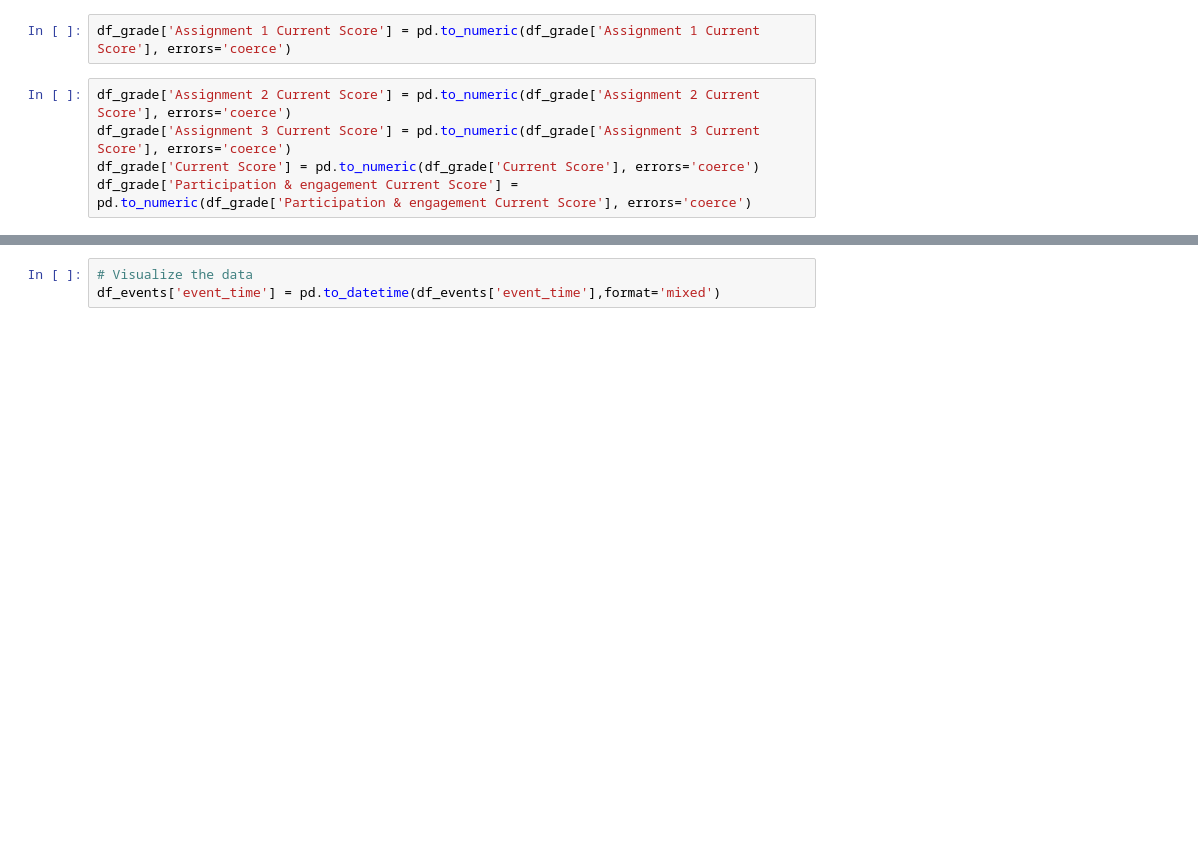
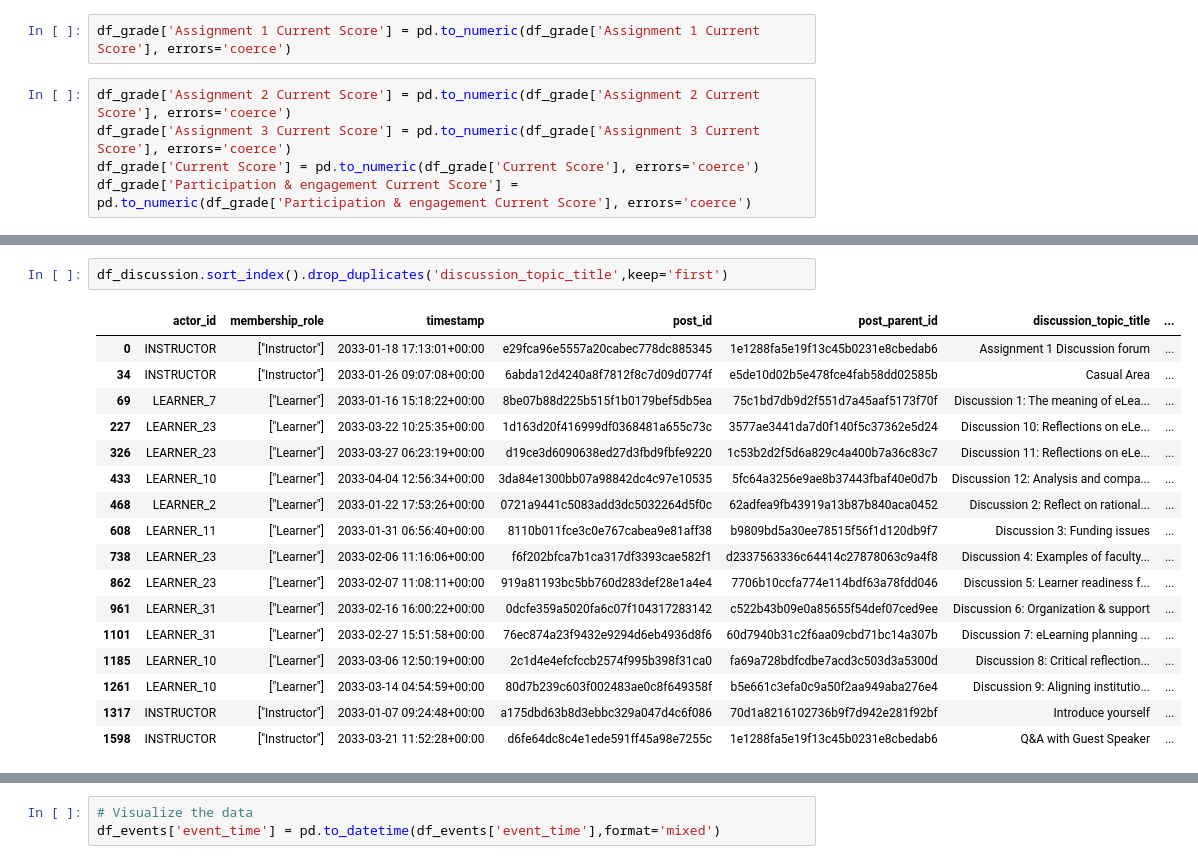
Before and after one commit to UBC-LA-Hackathon/hack-la-2023, a Jupyter notebook: Learning Hachthon.ipynb, the cells around one changed output, grey strips where cells are left out. Cells and saved outputs as stored; diff of their text form; blank space fills up the shorter version.

```diff
--- a/Learning Hachthon.ipynb
+++ b/Learning Hachthon.ipynb
@@ -108,2 +249,22 @@ df_grade.describe()
+# %%
+df_discussion.sort_index().drop_duplicates('discussion_topic_title',keep='first')
+# %% [output]
+|  | actor_id | membership_role | timestamp | post_id | post_parent_id | discussion_topic_title | ... |
+| 0 | INSTRUCTOR | ["Instructor"] | 2033-01-18 17:13:01+00:00 | e29fca96e5557a20cabec778dc885345 | 1e1288fa5e19f13c45b0231e8cbedab6 | Assignment 1 Discussion forum | ... |
+| 34 | INSTRUCTOR | ["Instructor"] | 2033-01-26 09:07:08+00:00 | 6abda12d4240a8f7812f8c7d09d0774f | e5de10d02b5e478fce4fab58dd02585b | Casual Area | ... |
+| 69 | LEARNER_7 | ["Learner"] | 2033-01-16 15:18:22+00:00 | 8be07b88d225b515f1b0179bef5db5ea | 75c1bd7db9d2f551d7a45aaf5173f70f | Discussion 1: The meaning of eLea... | ... |
+| 227 | LEARNER_23 | ["Learner"] | 2033-03-22 10:25:35+00:00 | 1d163d20f416999df0368481a655c73c | 3577ae3441da7d0f140f5c37362e5d24 | Discussion 10: Reflections on eLe... | ... |
+| 326 | LEARNER_23 | ["Learner"] | 2033-03-27 06:23:19+00:00 | d19ce3d6090638ed27d3fbd9fbfe9220 | 1c53b2d2f5d6a829c4a400b7a36c83c7 | Discussion 11: Reflections on eLe... | ... |
+| 433 | LEARNER_10 | ["Learner"] | 2033-04-04 12:56:34+00:00 | 3da84e1300bb07a98842dc4c97e10535 | 5fc64a3256e9ae8b37443fbaf40e0d7b | Discussion 12: Analysis and compa... | ... |
+| 468 | LEARNER_2 | ["Learner"] | 2033-01-22 17:53:26+00:00 | 0721a9441c5083add3dc5032264d5f0c | 62adfea9fb43919a13b87b840aca0452 | Discussion 2: Reflect on rational... | ... |
+| 608 | LEARNER_11 | ["Learner"] | 2033-01-31 06:56:40+00:00 | 8110b011fce3c0e767cabea9e81aff38 | b9809bd5a30ee78515f56f1d120db9f7 | Discussion 3: Funding issues | ... |
+| 738 | LEARNER_23 | ["Learner"] | 2033-02-06 11:16:06+00:00 | f6f202bfca7b1ca317df3393cae582f1 | d2337563336c64414c27878063c9a4f8 | Discussion 4: Examples of faculty... | ... |
+| 862 | LEARNER_23 | ["Learner"] | 2033-02-07 11:08:11+00:00 | 919a81193bc5bb760d283def28e1a4e4 | 7706b10ccfa774e114bdf63a78fdd046 | Discussion 5: Learner readiness f... | ... |
+| 961 | LEARNER_31 | ["Learner"] | 2033-02-16 16:00:22+00:00 | 0dcfe359a5020fa6c07f104317283142 | c522b43b09e0a85655f54def07ced9ee | Discussion 6: Organization & support | ... |
+| 1101 | LEARNER_31 | ["Learner"] | 2033-02-27 15:51:58+00:00 | 76ec874a23f9432e9294d6eb4936d8f6 | 60d7940b31c2f6aa09cbd71bc14a307b | Discussion 7: eLearning planning ... | ... |
+| 1185 | LEARNER_10 | ["Learner"] | 2033-03-06 12:50:19+00:00 | 2c1d4e4efcfccb2574f995b398f31ca0 | fa69a728bdfcdbe7acd3c503d3a5300d | Discussion 8: Critical reflection... | ... |
+| 1261 | LEARNER_10 | ["Learner"] | 2033-03-14 04:54:59+00:00 | 80d7b239c603f002483ae0c8f649358f | b5e661c3efa0c9a50f2aa949aba276e4 | Discussion 9: Aligning institutio... | ... |
+| 1317 | INSTRUCTOR | ["Instructor"] | 2033-01-07 09:24:48+00:00 | a175dbd63b8d3ebbc329a047d4c6f086 | 70d1a8216102736b9f7d942e281f92bf | Introduce yourself | ... |
+| 1598 | INSTRUCTOR | ["Instructor"] | 2033-03-21 11:52:28+00:00 | d6fe64dc8c4e1ede591ff45a98e7255c | 1e1288fa5e19f13c45b0231e8cbedab6 | Q&A with Guest Speaker | ... |
 # %%
 df_grade.sort_values('Current Score',ascending = False)
```
Also changed, not shown: parts of 50 cells of this notebook.
